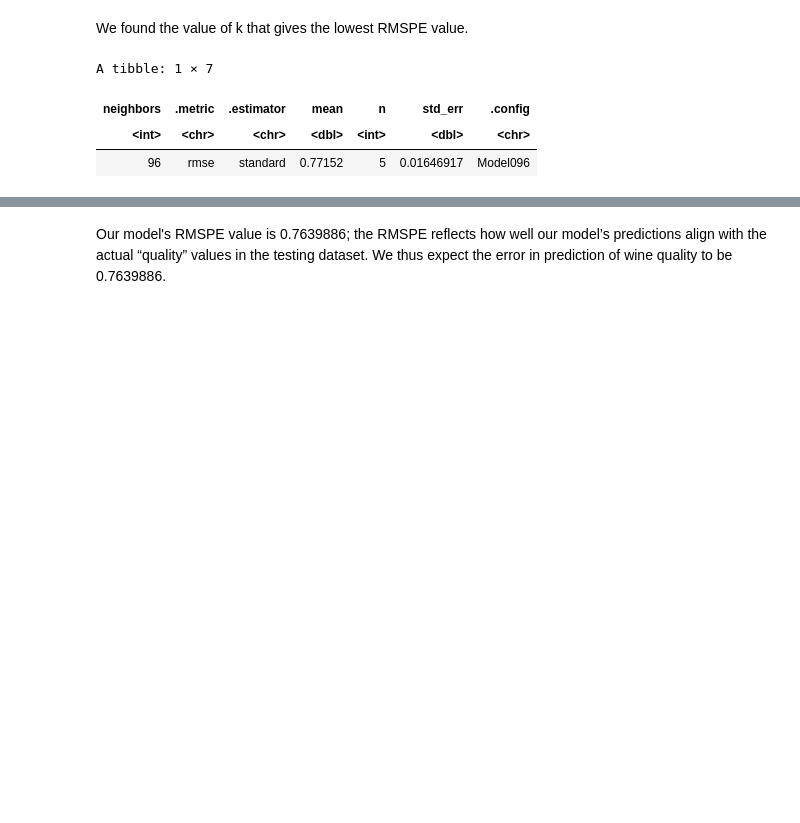
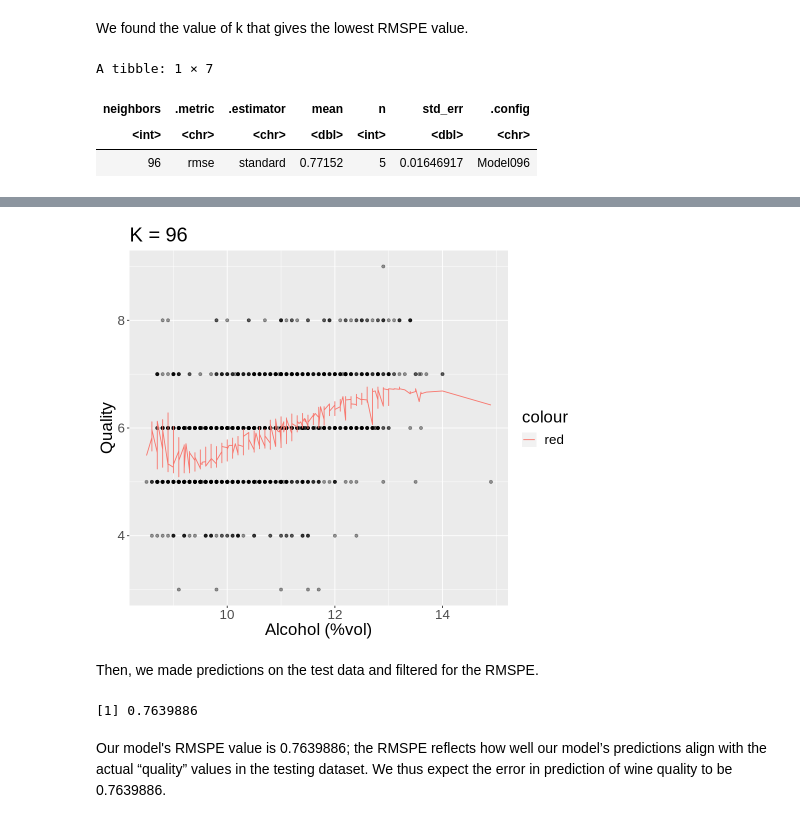
Before and after one commit to NataliaGarciaArias/dsci_group_project, a Jupyter notebook: kevin_edit_proposal-2.ipynb, the cells around one changed output, grey strips where cells are left out. Cells and saved outputs as stored; diff of their text form; code cells hidden in the pictures; blank space fills up the shorter version.

```diff
--- a/kevin_edit_proposal-2.ipynb
+++ b/kevin_edit_proposal-2.ipynb
@@ -490,2 +525,32 @@ A tibble: 1 × 3
+# %%
+#create a plot of the knn model showing the predicted values vs. density
+options(repr.plot.width = 8, repr.plot.height = 7)
+wine_knn_plot_model_density <- ggplot(wine_training, aes(x = density, y = quality)) +
+geom_point(alpha = 0.4) +
+geom_line(data = wine_summary_training,
+          mapping = aes(x = density, y = .pred,
+          color = "red")) +
+xlab("Alcohol (%vol)") +
+ylab("Quality") +
+ggtitle("K = 96") +
+theme(text = element_text(size = 20))
+wine_knn_plot_final_alcohol
+# %% [output]
+[figure, added]
+# %% [markdown]
+Then, we made predictions on the test data and filtered for the RMSPE.
+# %%
+#make predictions on the test data
+wine_summary <- wine_best_fit %>%
+           predict(wine_testing) %>%
+           bind_cols(wine_testing) %>%
+           metrics(truth = quality, estimate = .pred) %>%
+           filter(.metric == "rmse") %>%
+           pull()
+
+#show the regresion model's quality
+wine_summary
+# %% [output]
+[1] 0.7639886
 # %% [markdown]
 Our model's RMSPE value is 0.7639886; the RMSPE reflects how well our model’s predictions align with the actual “quality” values in the testing dataset. We thus expect the error in prediction of wine quality to be 0.7639886.
```
Also changed, not shown: parts of 18 cells of this notebook.
